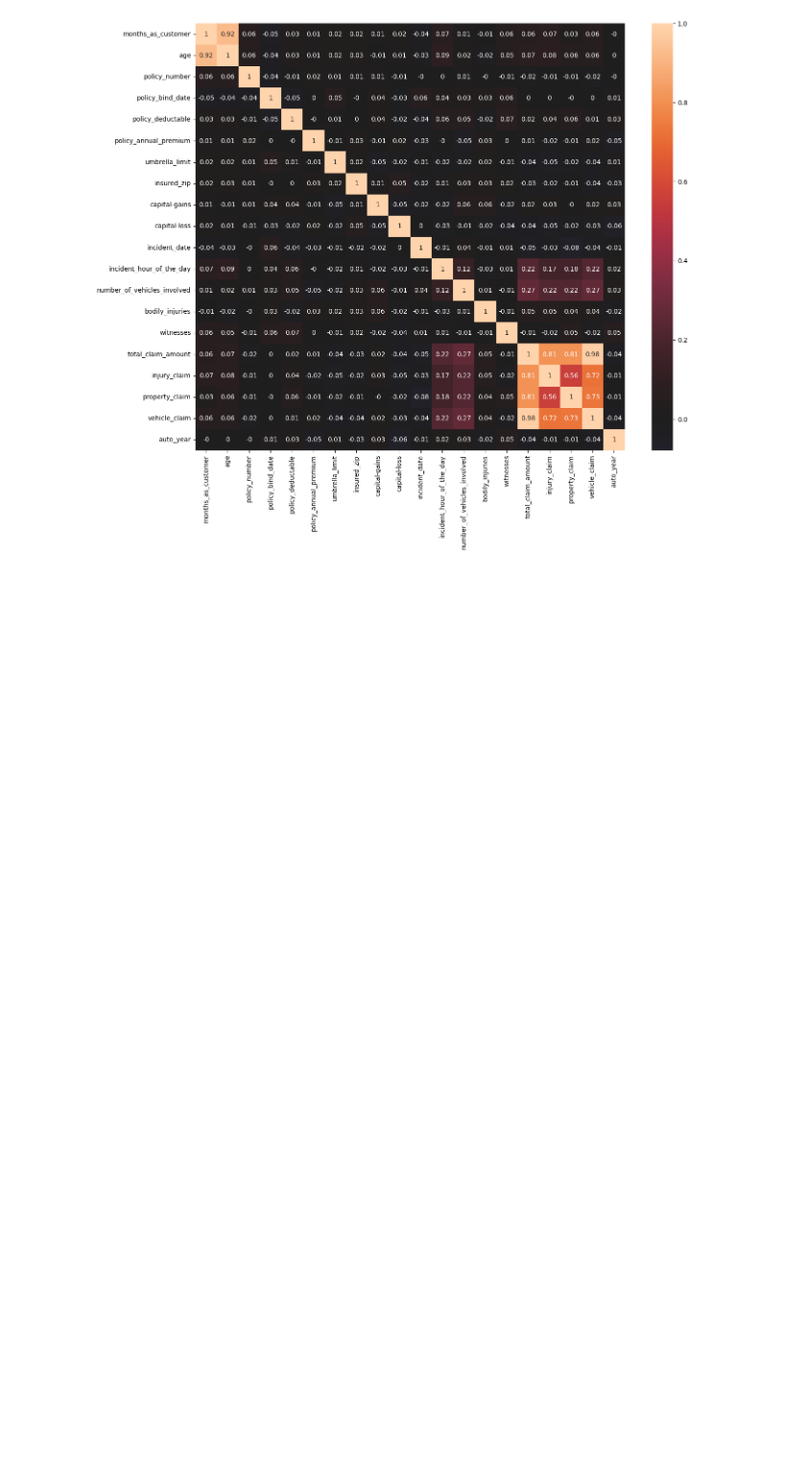
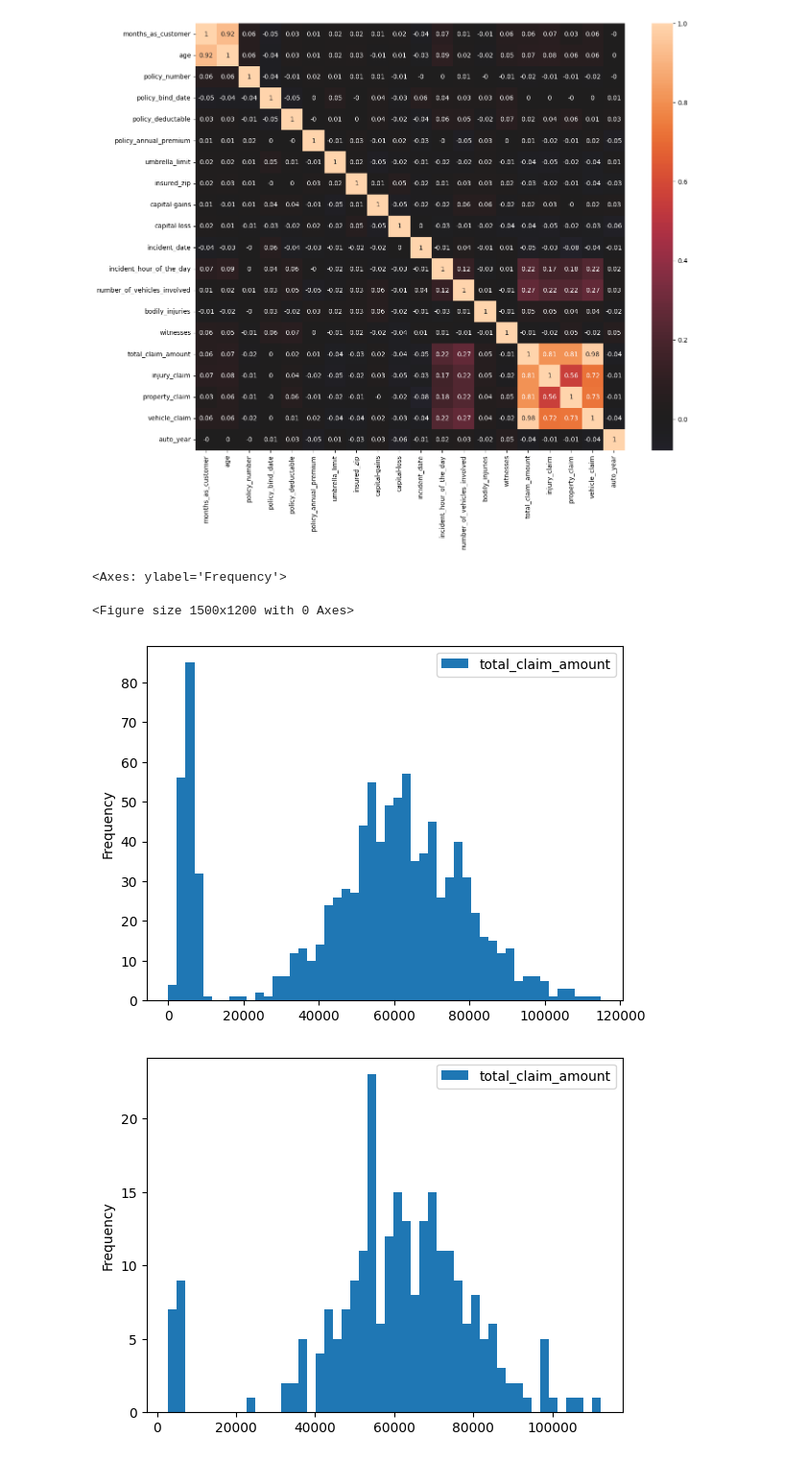
Before and after one commit to BertrandTcheuffa/claim_predict, a Jupyter notebook: data_prep.ipynb, the cells around one changed output. Shown: that part at 96% size. Cells and saved outputs as stored; diff of their text form; code cells hidden in the pictures; blank space fills up the shorter version.

```diff
--- a/data_prep.ipynb
+++ b/data_prep.ipynb
@@ -157,3 +165,14 @@ plt.figure(figsize = (15,12))
 sns.heatmap(np.round(df[expl_col].corr(),2), annot=True, center =0);
 # %% [output]
 [figure]
+# %%
+plt.figure(figsize = (15,12))
+
+df.plot.hist(y="total_claim_amount", bins =50)
+df[df["fraud"]==1].plot.hist(y="total_claim_amount", bins =50)
+df[df["fraud"]==0].plot.hist(y="total_claim_amount", bins =50)
+# %% [output]
+<Axes: ylabel='Frequency'>
+<Figure size 1500x1200 with 0 Axes>
+[figure, added]
+[figure, added]
```
Also changed, not shown: parts of 7 cells of this notebook.
